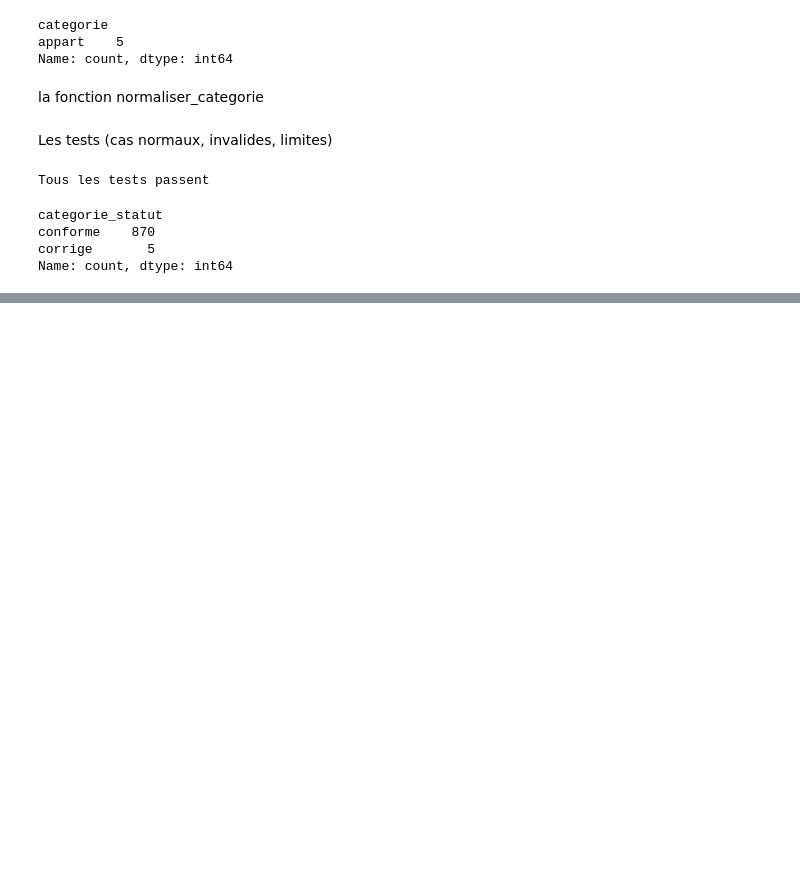
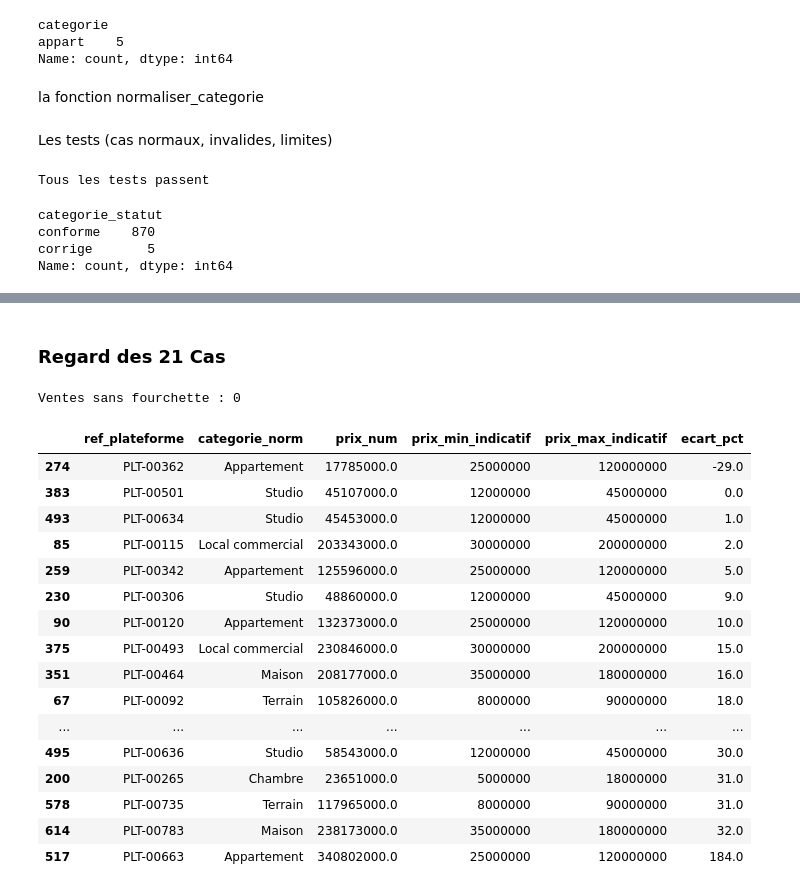
Before and after one commit to moussambkdiaby/immo-analyse, a Jupyter notebook: notebooks/00_profilage.ipynb, the cells around one changed output, grey strips where cells are left out. Cells and saved outputs as stored; diff of their text form; code cells hidden in the pictures; blank space fills up the shorter version.

Commit message:
Plateforme : ventes hors fourchette par catégorie (21 avertissements)

```diff
--- a/notebooks/00_profilage.ipynb
+++ b/notebooks/00_profilage.ipynb
@@ -519,0 +541,21 @@ Name: count, dtype: int64
+# %%
+# 1. On garde les ventes dont le prix est évaluable (les 6 "à négocier" sont exclues du dénominateur).
+ventes = travail[(travail["type_transaction"] == "vente") & travail["prix_num"].notna()]
+
+# 2. merge rapproche chaque vente de la fourchette de SA catégorie.
+# how="left" : on garde toutes les ventes, même si une catégorie n'avait pas de fourchette.
+ventes = ventes.merge(
+    ref_cat[["categorie", "prix_min_indicatif", "prix_max_indicatif"]],
+    left_on="categorie_norm",
+    right_on="categorie",
+    how="left",
+)
+
+# 3. Hors fourchette = en dessous du minimum OU (|) au-dessus du maximum de sa catégorie.
+ventes["hors_fourchette"] = (
+    (ventes["prix_num"] < ventes["prix_min_indicatif"])
+    | (ventes["prix_num"] > ventes["prix_max_indicatif"])
+)
+
+# 4. Par catégorie : combien de ventes hors fourchette, sur combien évaluables.
+ventes.groupby("categorie_norm")["hors_fourchette"].agg(hors_fourchette="sum", evaluables="count")
@@ -519,0 +597,42 @@ Name: count, dtype: int64
+# %% [markdown]
+### Regard des 21 Cas
+# %%
+# Contrôle : toutes les ventes ont-elles trouvé leur fourchette ? (doit afficher 0)
+# Si une catégorie n'avait pas de fourchette, la comparaison donnerait False et la vente
+# serait considérée "dans la fourchette" sans qu'on le voie.
+print("Ventes sans fourchette :", ventes["prix_min_indicatif"].isna().sum())
+
+# On isole les 21 ventes hors fourchette. copy() : on travaille sur une copie.
+hors = ventes[ventes["hors_fourchette"]].copy()
+
+# La borne dépassée : le minimum si le prix est en dessous, sinon le maximum.
+# where(condition, autre) garde la valeur quand la condition est vraie, sinon prend "autre".
+borne = hors["prix_min_indicatif"].where(
+    hors["prix_num"] < hors["prix_min_indicatif"], hors["prix_max_indicatif"]
+)
+
+# Écart en % par rapport à cette borne : négatif = sous le minimum, positif = au-dessus du maximum.
+# round(0) : on garde des entiers, lisibles avec le format d'affichage actuel.
+hors["ecart_pct"] = ((hors["prix_num"] / borne - 1) * 100).round(0)
+
+hors[["ref_plateforme", "categorie_norm", "prix_num",
+      "prix_min_indicatif", "prix_max_indicatif", "ecart_pct"]].sort_values("ecart_pct")
+# %% [output]
+Ventes sans fourchette : 0
+|  | ref_plateforme | categorie_norm | prix_num | prix_min_indicatif | prix_max_indicatif | ecart_pct |
+| 274 | PLT-00362 | Appartement | 17785000.0 | 25000000 | 120000000 | -29.0 |
+| 383 | PLT-00501 | Studio | 45107000.0 | 12000000 | 45000000 | 0.0 |
+| 493 | PLT-00634 | Studio | 45453000.0 | 12000000 | 45000000 | 1.0 |
+| 85 | PLT-00115 | Local commercial | 203343000.0 | 30000000 | 200000000 | 2.0 |
+| 259 | PLT-00342 | Appartement | 125596000.0 | 25000000 | 120000000 | 5.0 |
+| 230 | PLT-00306 | Studio | 48860000.0 | 12000000 | 45000000 | 9.0 |
+| 90 | PLT-00120 | Appartement | 132373000.0 | 25000000 | 120000000 | 10.0 |
+| 375 | PLT-00493 | Local commercial | 230846000.0 | 30000000 | 200000000 | 15.0 |
+| 351 | PLT-00464 | Maison | 208177000.0 | 35000000 | 180000000 | 16.0 |
+| 67 | PLT-00092 | Terrain | 105826000.0 | 8000000 | 90000000 | 18.0 |
+| ... | ... | ... | ... | ... | ... | ... |
+| 495 | PLT-00636 | Studio | 58543000.0 | 12000000 | 45000000 | 30.0 |
+| 200 | PLT-00265 | Chambre | 23651000.0 | 5000000 | 18000000 | 31.0 |
+| 578 | PLT-00735 | Terrain | 117965000.0 | 8000000 | 90000000 | 31.0 |
+| 614 | PLT-00783 | Maison | 238173000.0 | 35000000 | 180000000 | 32.0 |
+| 517 | PLT-00663 | Appartement | 340802000.0 | 25000000 | 120000000 | 184.0 |
```
Also changed, not shown: parts of 6 cells of this notebook.
